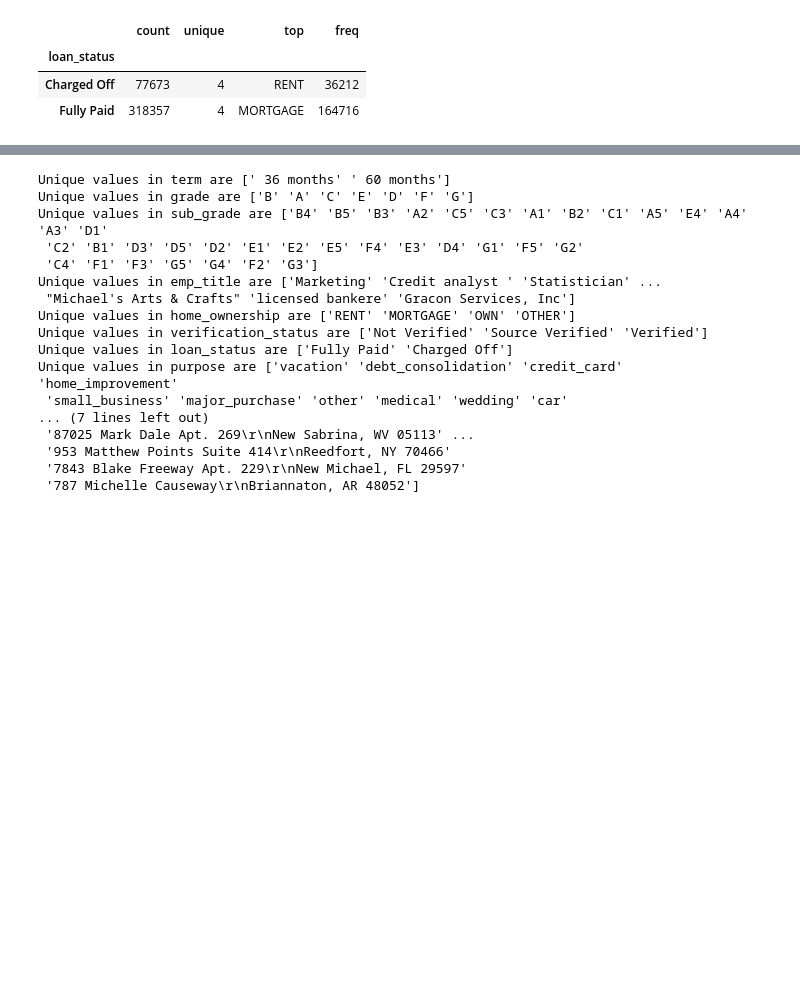
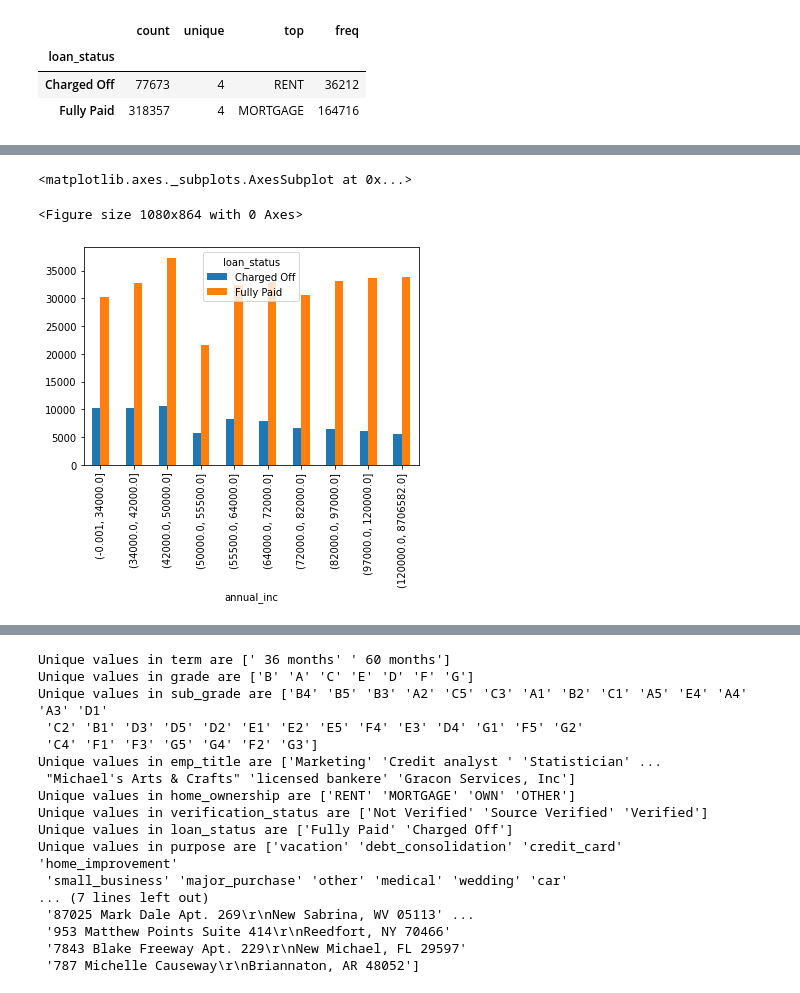
Before and after one commit to pkmariya/Scaler01, a Jupyter notebook: LoanTap_CaseStudy_Mariya_DSMLJune22.ipynb, the cells around one changed output, grey strips where cells are left out. Drawn from its saved outputs; the diff is of its cells as text; code cells hidden in the pictures; blank space fills up the shorter version.

```diff
--- a/LoanTap_CaseStudy_Mariya_DSMLJune22.ipynb
+++ b/LoanTap_CaseStudy_Mariya_DSMLJune22.ipynb
@@ -385,0 +455,8 @@ work_df.groupby(by = "loan_status")["home_ownership"].describe()
+# %%
+plt.figure(figsize=(15,12))
+pd.crosstab(columns = work_df["loan_status"],
+           index=pd.qcut(work_df["annual_inc"],10)).plot(kind="bar")
+# %% [output]
+<matplotlib.axes._subplots.AxesSubplot at 0x...>
+<Figure size 1080x864 with 0 Axes>
+[figure, added]
```
Also changed, not shown: parts of 10 cells of this notebook.
